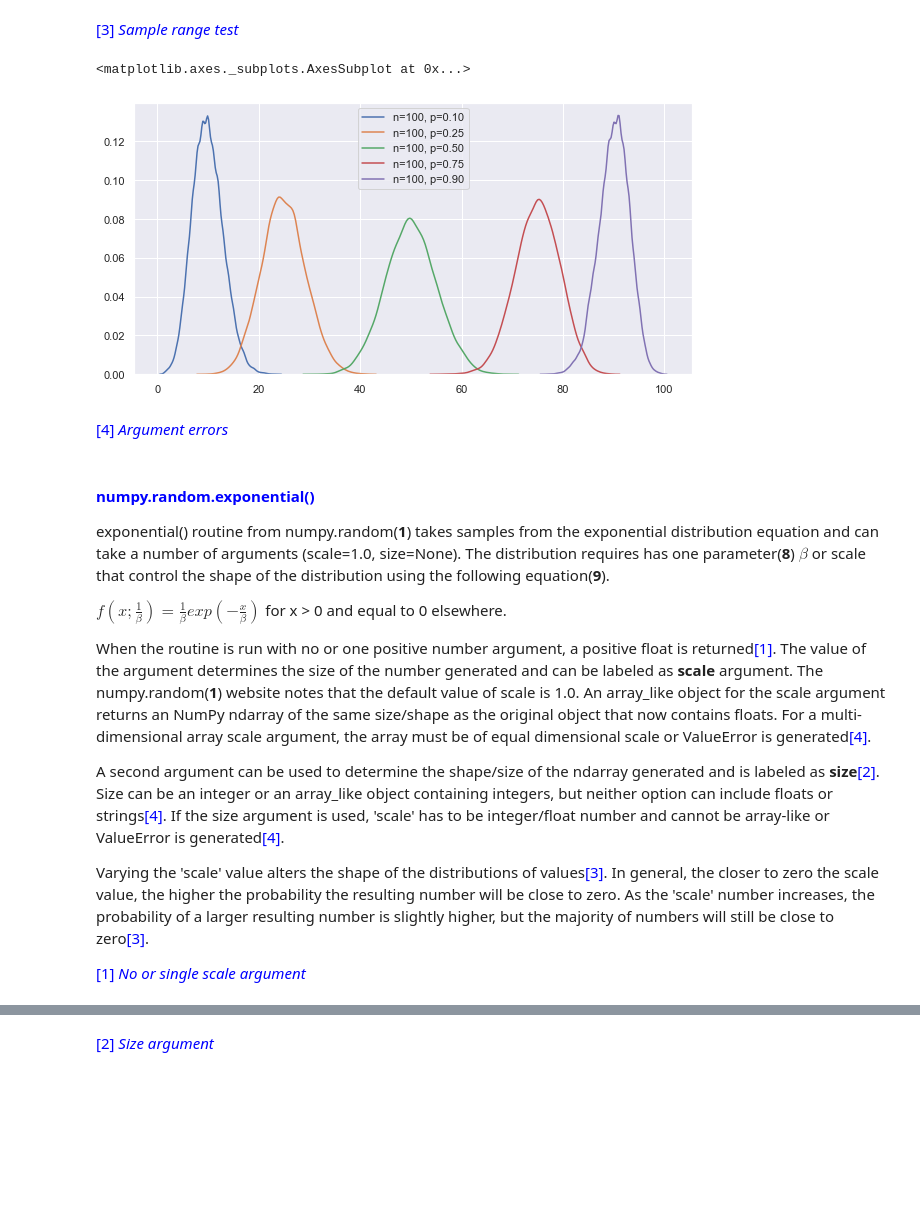
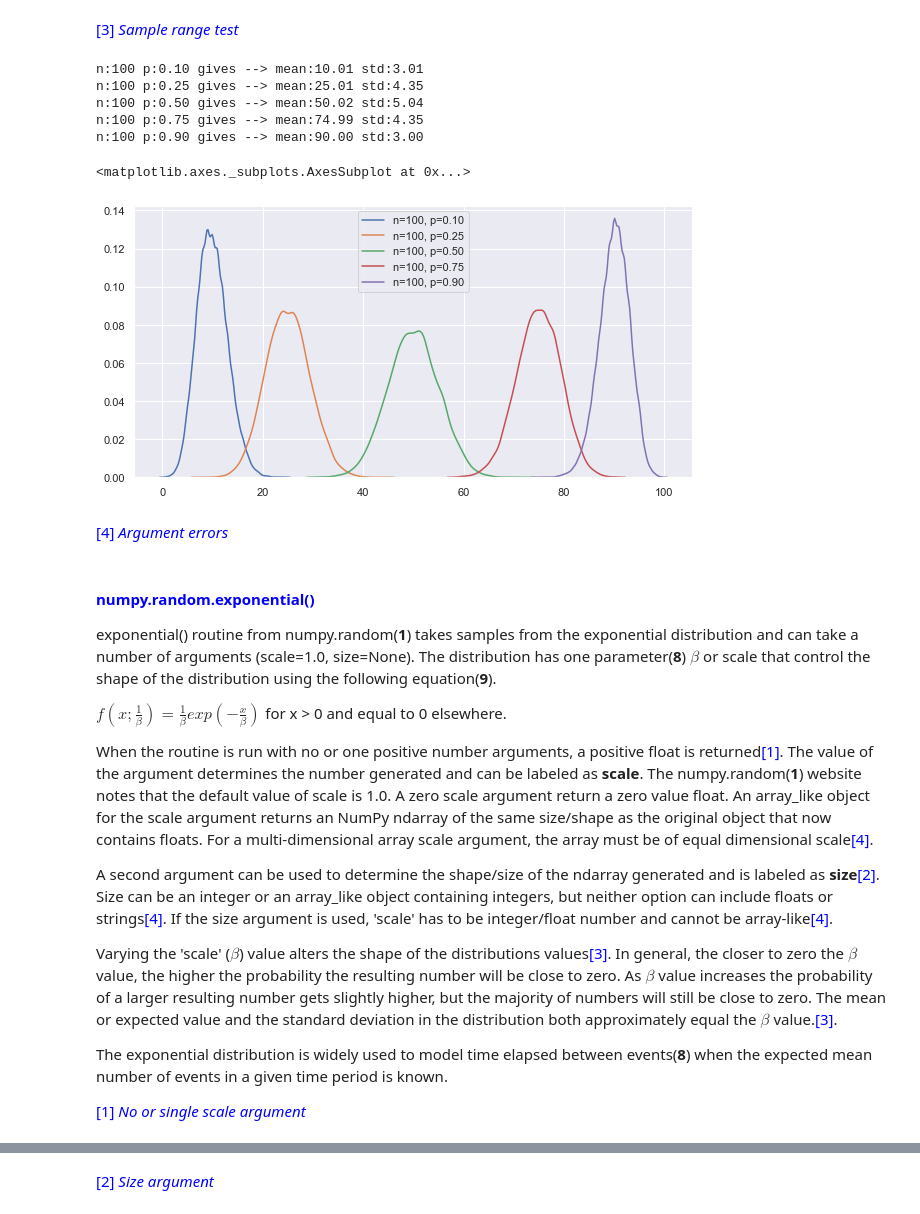
Before and after one commit to markcot/ProgrammingFDA-Assignment, a Jupyter notebook: numpy-random-review.ipynb, the cells around one changed output, grey strips where cells are left out. Cells and saved outputs as stored; diff of their text form; code cells hidden in the pictures; blank space fills up the shorter version.

```diff
--- a/numpy-random-review.ipynb
+++ b/numpy-random-review.ipynb
@@ -1127,20 +1138,38 @@ size = array:
 # %%
 # Create a number of test 1-d arrarys with 10,000 values
 test_A = np.random.binomial(n=100, p=0.10, size=10000)
 test_B = np.random.binomial(n=100, p=0.25, size=10000)
 test_C = np.random.binomial(n=100, p=0.50, size=10000)
 test_D = np.random.binomial(n=100, p=0.75, size=10000)
 test_E = np.random.binomial(n=100, p=0.90, size=10000)
 
+# print mean values
+# Mean value noted from https://en.wikipedia.org/wiki/Binomial_distribution
+print("n:{} p:{:.2f} gives --> mean:{:.2f} std:{:.2f}".format(
+        100, 0.10, np.mean(test_A), np.std(test_A)))
+print("n:{} p:{:.2f} gives --> mean:{:.2f} std:{:.2f}".format(
+        100, 0.25, np.mean(test_B), np.std(test_B)))
+print("n:{} p:{:.2f} gives --> mean:{:.2f} std:{:.2f}".format(
+        100, 0.50, np.mean(test_C), np.std(test_C)))
+print("n:{} p:{:.2f} gives --> mean:{:.2f} std:{:.2f}".format(
+        100, 0.75, np.mean(test_D), np.std(test_D)))
+print("n:{} p:{:.2f} gives --> mean:{:.2f} std:{:.2f}".format(
+        100, 0.90, np.mean(test_E), np.std(test_E)))
+
 # Overlay plot distribution of values in 5 tests
 sns.kdeplot(test_A, label="n=100, p=0.10")
 sns.kdeplot(test_B, label="n=100, p=0.25")
 sns.kdeplot(test_C, label="n=100, p=0.50")
 sns.kdeplot(test_D, label="n=100, p=0.75")
 sns.kdeplot(test_E, label="n=100, p=0.90")
 # %% [output]
-<matplotlib.axes._subplots.AxesSubplot at 0x...>
+n:100 p:0.10 gives --> mean:10.01 std:3.01
+n:100 p:0.25 gives --> mean:25.01 std:4.35
+n:100 p:0.50 gives --> mean:50.02 std:5.04
+n:100 p:0.75 gives --> mean:74.99 std:4.35
+n:100 p:0.90 gives --> mean:90.00 std:3.00
+<matplotlib.axes._subplots.AxesSubplot at 0x...>
-[figure, old version]
+[figure, new version]
 # %% [markdown]
 <font color='blue'>[4] _Argument errors_ </font>
 # %%
@@ -1186,15 +1215,18 @@ sns.kdeplot(test_E, label="n=100, p=0.90")
 #np.random.binomial(n=[4, 5], p=[0.5, 0.4], size=[2, 1]) # without comment generates ValueError
 # %% [markdown]
 #### <font color='blue'>numpy.random.exponential()</font>
-exponential() routine from numpy.random(**1**) takes samples from the exponential distribution equation and can take a number of arguments (scale=1.0, size=None). The distribution requires has one parameter(**8**) **$\beta$** or scale that control the shape of the distribution using the following equation(**9**).
+exponential() routine from numpy.random(**1**) takes samples from the exponential distribution and can take a number of arguments (scale=1.0, size=None). The distribution has one parameter(**8**) **$\beta$** or scale that control the shape of the distribution using the following equation(**9**).
 
 $f(x;\frac{1}{\beta}) = \frac{1}{\beta}exp(-\frac{x}{\beta})$ for x > 0 and equal to 0 elsewhere.
 
-When the routine is run with no or one positive number argument, a positive float is returned<font color='blue'>[1]</font>. The value of the argument determines the size of the number generated and can be labeled as **scale** argument. The numpy.random(**1**) website notes that the default value of scale is 1.0. An array_like object for the scale argument returns an NumPy ndarray of the same size/shape as the original object that now contains floats. For a multi-dimensional array scale argument, the array must be of equal dimensional scale or ValueError is generated<font color='blue'>[4]</font>.
+When the routine is run with no or one positive number arguments, a positive float is returned<font color='blue'>[1]</font>. The value of the argument determines the number generated and can be labeled as **scale**. The numpy.random(**1**) website notes that the default value of scale is 1.0. A zero scale argument return a zero value float.
+An array_like object for the scale argument returns an NumPy ndarray of the same size/shape as the original object that now contains floats. For a multi-dimensional array scale argument, the array must be of equal dimensional scale<font color='blue'>[4]</font>.
 
-A second argument can be used to determine the shape/size of the ndarray generated and is labeled as **size**<font color='blue'>[2]</font>. Size can be an integer or an array_like object containing integers, but neither option can include floats or strings<font color='blue'>[4]</font>. If the size argument is used, 'scale' has to be integer/float number and cannot be array-like or ValueError is generated<font color='blue'>[4]</font>.
+A second argument can be used to determine the shape/size of the ndarray generated and is labeled as **size**<font color='blue'>[2]</font>. Size can be an integer or an array_like object containing integers, but neither option can include floats or strings<font color='blue'>[4]</font>. If the size argument is used, 'scale' has to be integer/float number and cannot be array-like<font color='blue'>[4]</font>.
 
-Varying the 'scale' value alters the shape of the distributions of values<font color='blue'>[3]</font>. In general, the closer to zero the scale value, the higher the probability the resulting number will be close to zero. As the 'scale' number increases, the probability of a larger resulting number is slightly higher, but the majority of numbers will still be close to zero<font color='blue'>[3]</font>.
+Varying the 'scale' ($\beta$) value alters the shape of the distributions values<font color='blue'>[3]</font>. In general, the closer to zero the $\beta$ value, the higher the probability the resulting number will be close to zero. As $\beta$ value increases the probability of a larger resulting number gets slightly higher, but the majority of numbers will still be close to zero. The mean or expected value and the standard deviation in the distribution both approximately equal the $\beta$ value.<font color='blue'>[3]</font>.
+
+The exponential distribution is widely used to model time elapsed between events(**8**) when the expected mean number of events in a given time period is known.
 
 <font color='blue'>[1] _No or single scale argument_ </font>
 # %%
```
Also changed, not shown: parts of 8 cells of this notebook, 1 other file.
